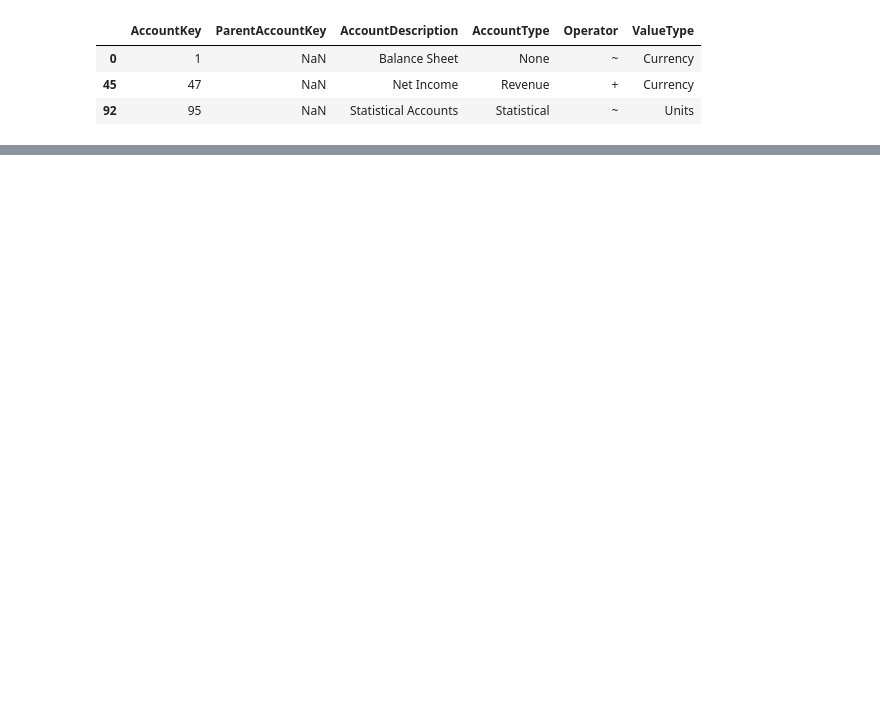
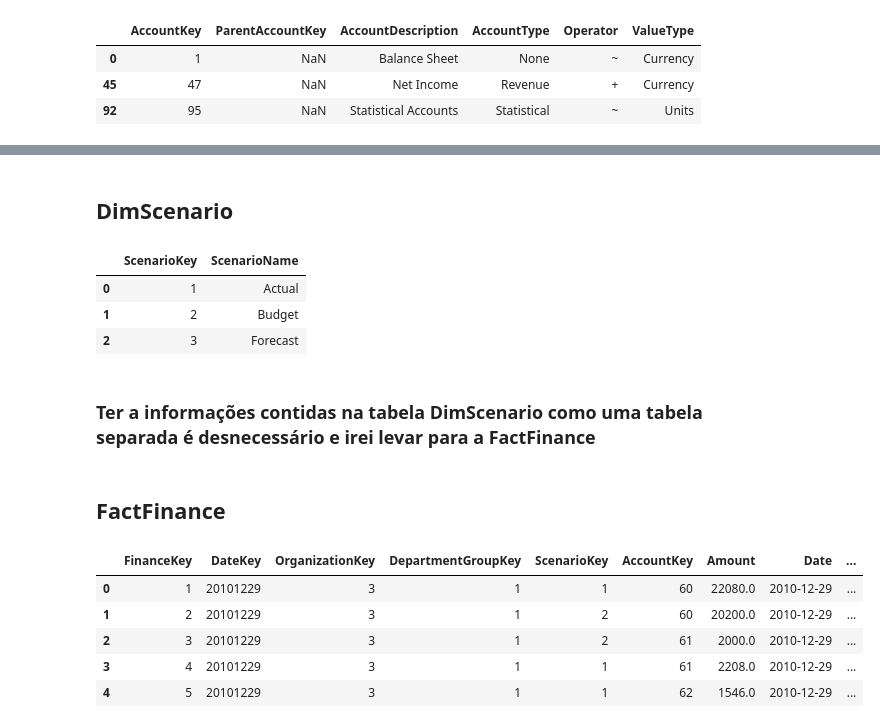
Before and after one commit to GabrielAraujoCarlos/PortfolioDashboardFinanceiro, a Jupyter notebook: TratamentoBase.ipynb, the cells around one changed output, grey strips where cells are left out. Cells and saved outputs as stored; diff of their text form; code cells hidden in the pictures; blank space fills up the shorter version.

```diff
--- a/TratamentoBase.ipynb
+++ b/TratamentoBase.ipynb
@@ -330,0 +346,24 @@ DimScenario.head()
+# %% [markdown]
+## DimScenario
+# %%
+DimScenario.head()
+# %% [output]
+|  | ScenarioKey | ScenarioName |
+| 0 | 1 | Actual |
+| 1 | 2 | Budget |
+| 2 | 3 | Forecast |
+# %% [markdown]
+### Ter a informações contidas na tabela DimScenario como uma tabela separada é desnecessário e irei levar para a FactFinance
+# %%
+FactFinance_trat = pd.merge(FactFinance_trat, DimScenario, how='left', on = 'ScenarioKey')
+# %% [markdown]
+## FactFinance
+# %%
+FactFinance_trat.head()
+# %% [output]
+|  | FinanceKey | DateKey | OrganizationKey | DepartmentGroupKey | ScenarioKey | AccountKey | Amount | Date | ... |
+| 0 | 1 | 20101229 | 3 | 1 | 1 | 60 | 22080.0 | 2010-12-29 | ... |
+| 1 | 2 | 20101229 | 3 | 1 | 2 | 60 | 20200.0 | 2010-12-29 | ... |
+| 2 | 3 | 20101229 | 3 | 1 | 2 | 61 | 2000.0 | 2010-12-29 | ... |
+| 3 | 4 | 20101229 | 3 | 1 | 1 | 61 | 2208.0 | 2010-12-29 | ... |
+| 4 | 5 | 20101229 | 3 | 1 | 1 | 62 | 1546.0 | 2010-12-29 | ... |
```
Also changed, not shown: parts of 39 cells of this notebook, 1 other file.
